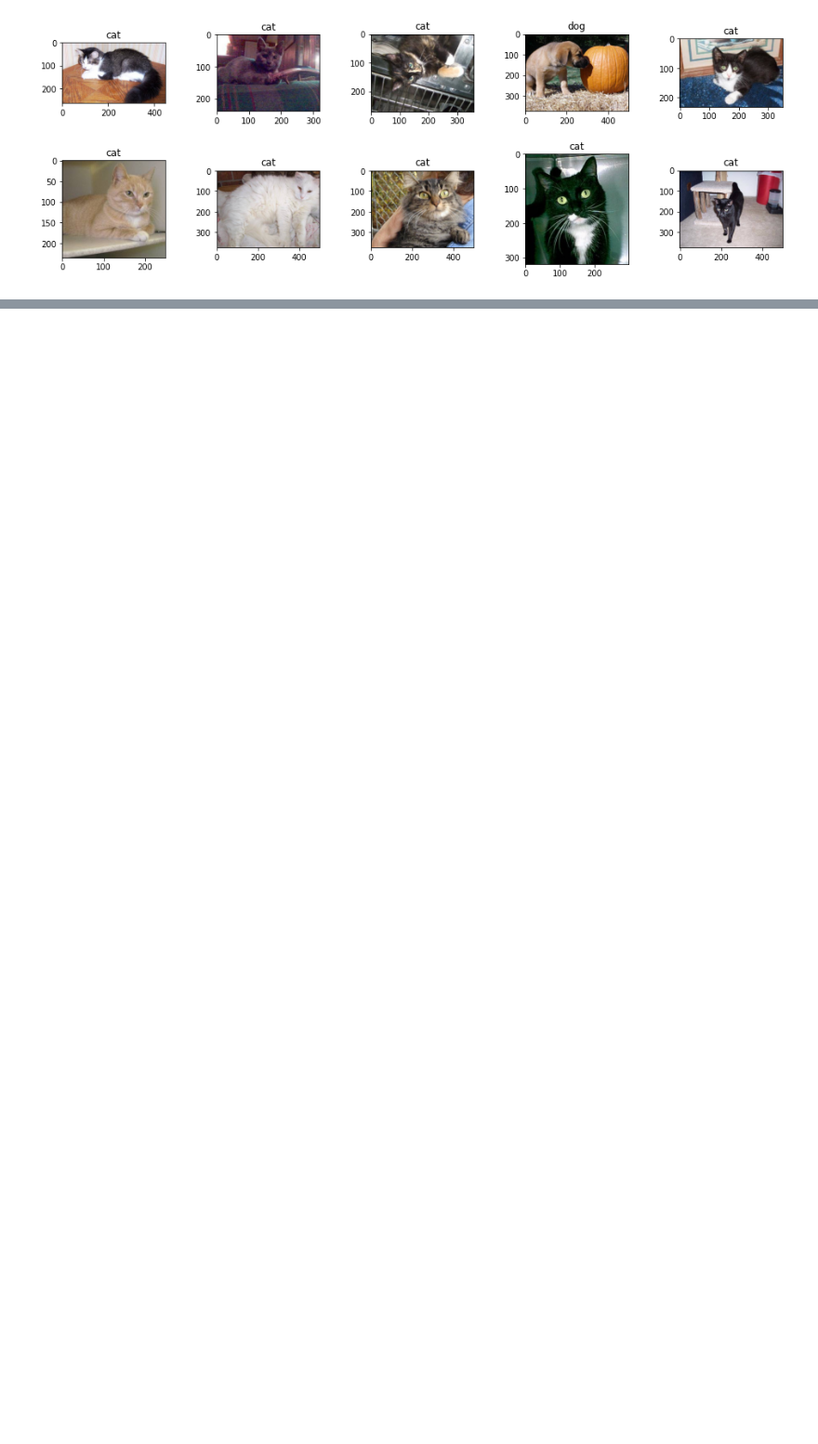
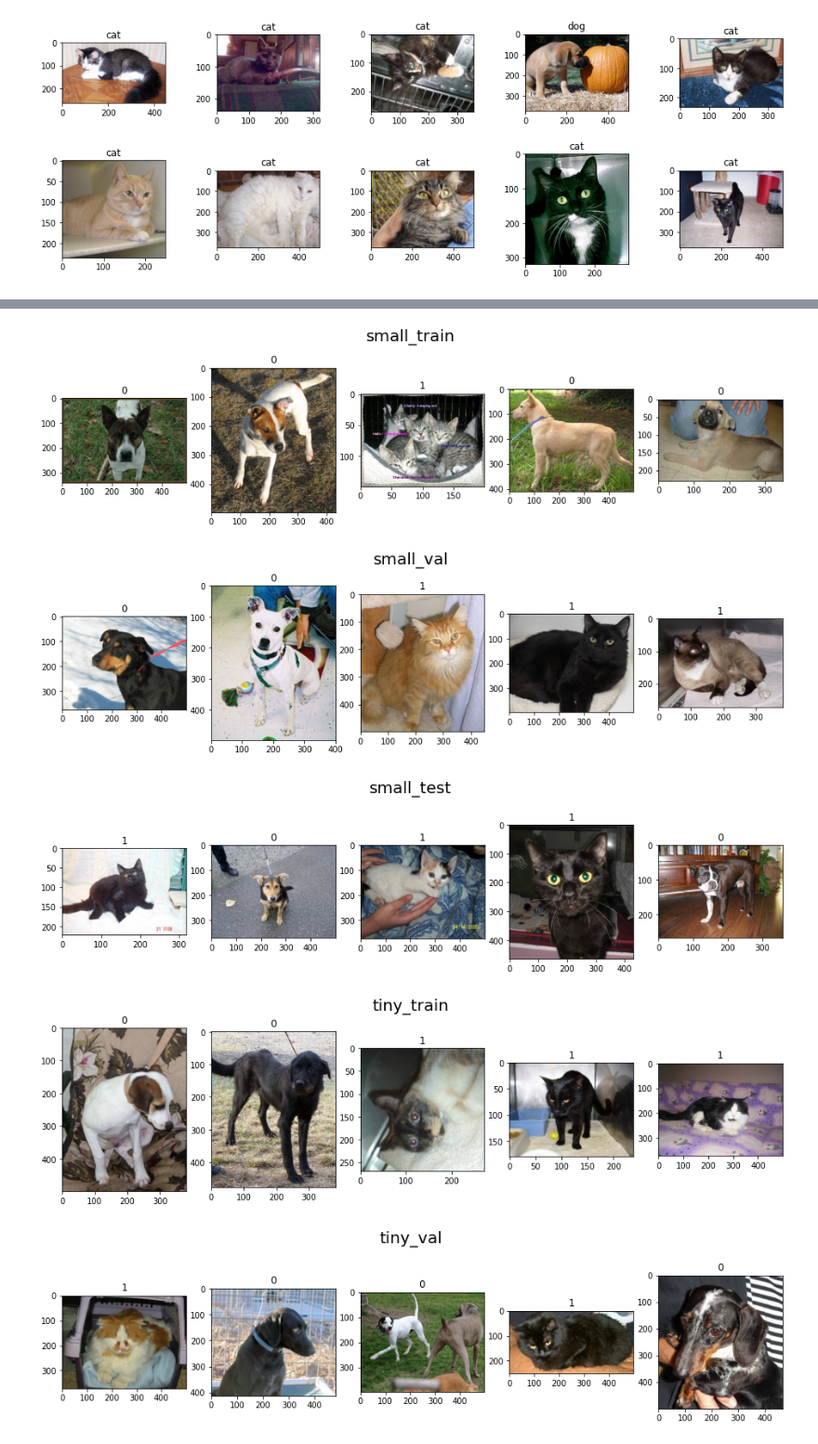
Before and after one commit to DanielPeterssonAI/Deep-learning-Daniel-Petersson, a Jupyter notebook: lab/lab.ipynb, the cells around one changed output, grey strips where cells are left out. Shown at 93% size. Drawn from its saved outputs; the diff is of its cells as text; code cells hidden in the pictures; blank space fills up the shorter version.

```diff
--- a/lab/lab.ipynb
+++ b/lab/lab.ipynb
@@ -7,8 +9,9 @@ import random as rnd
 # %%
 relative_path = os.path.abspath("")
-original_data_training_path = os.path.join(relative_path, "original_data", "train", "train")
+original_data_train_path = os.path.join(relative_path, "original_data", "train", "train")
+original_data_test_path = os.path.join(relative_path, "original_data", "test", "test")
 
 print(f"{relative_path=}")
-print(f"{original_data_training_path=}")
+print(f"{original_data_train_path=}")
 # %% [output]
 relative_path='/Users/dp/Documents/GitHub/Deep-learning-Daniel-Petersson/lab'
@@ -16,12 +19,12 @@ original_data_training_path='/Users/dp/Documents/GitHub/Deep-learning-Daniel-Pet
 # %%
 rnd.seed(42)
 
-image_names = os.listdir(original_data_training_path)
+image_names = os.listdir(original_data_train_path)
 
 fig, axes = plt.subplots(2, 5, figsize = (16, 8))
 
 for ax, image_name in zip(axes.flatten(), rnd.sample(image_names, 10)):
-    image = plt.imread(f"{original_data_training_path}{os.sep}{image_name}")
+    image = plt.imread(f"{original_data_train_path}{os.sep}{image_name}")
     ax.imshow(image)
     ax.set_title(image_name.split(".")[0])
 
@@ -45,0 +100,42 @@ for parent in parents:
+# %%
+rnd.seed(42)
+
+images = {}
+labels = {}
+
+datasets = [target[11:].replace("_data/", "_") for target in targets]
+
+for dataset, path in zip(datasets, targets):
+    file_list = os.listdir(f"{relative_path}{os.sep}{path}")
+    rnd.shuffle(file_list)
+    images[dataset] = []
+    labels[dataset] = []
+
+    for file in file_list:
+        images[dataset] += [plt.imread(f"{relative_path}{os.sep}{path}{os.sep}{file}")]
+        labels[dataset] += [get_label(file)]
+
+    labels[dataset] = np.array([1 if label == "cat" else 0 for label in labels[dataset]])
+# %%
+rnd.seed(42)
+
+def plot_images_from_jpg(images, labels, suptitle = None):
+    fig, axes = plt.subplots(1, 5, figsize = (16, 4))
+
+    for ax, image, label in zip(axes.flatten(), images[:5], labels[:5]):
+        ax.imshow(image)
+        ax.set_title(label)
+
+    if suptitle:
+        fig.suptitle(suptitle, fontsize = 20)
+
+    plt.show()
+
+for dataset in datasets:
+    plot_images_from_jpg(images[dataset], labels[dataset], dataset)
+# %% [output]
+[figure, added]
+[figure, added]
+[figure, added]
+[figure, added]
+[figure, added]
```
Also changed, not shown: parts of 9 cells of this notebook, 1 other file.
